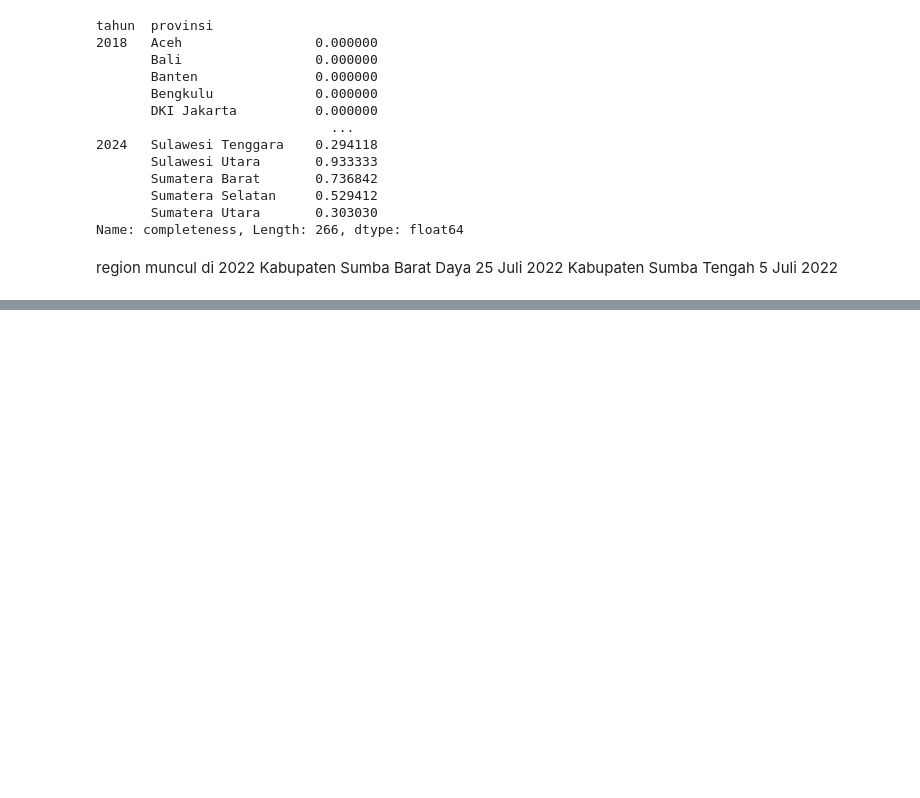
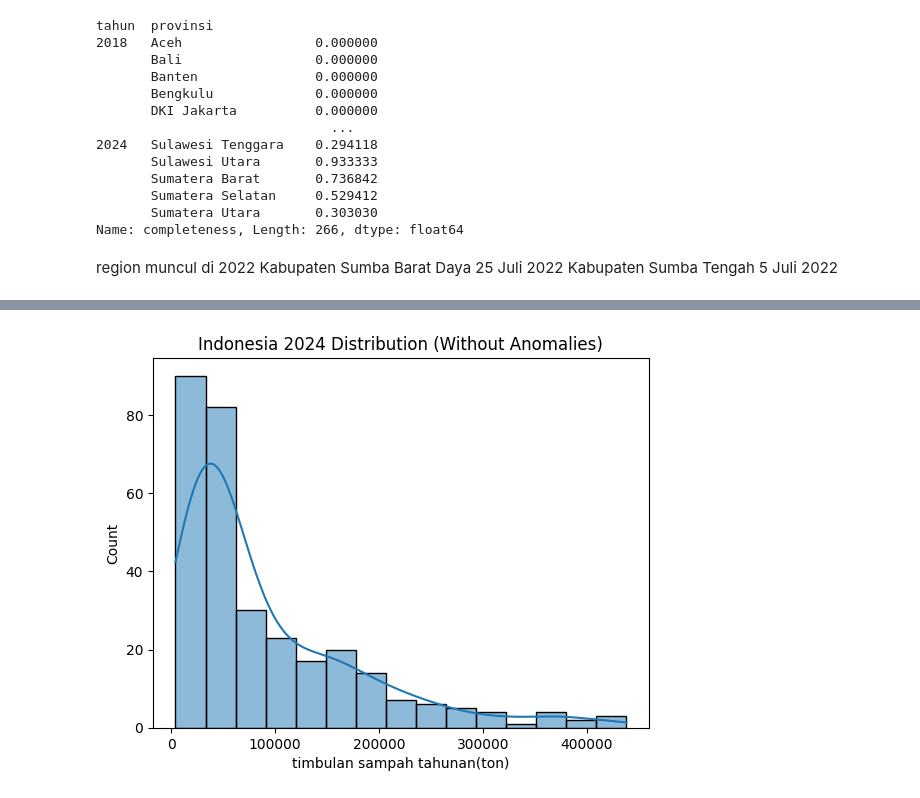
Before and after one commit to muhrisman/met-pipeline-24, a Jupyter notebook: notebooks/explore_completeness.ipynb, the cells around one changed output, grey strips where cells are left out. Cells and saved outputs as stored; diff of their text form; code cells hidden in the pictures; blank space fills up the shorter version.

```diff
--- a/notebooks/explore_completeness.ipynb
+++ b/notebooks/explore_completeness.ipynb
@@ -85,0 +331,9 @@ Kabupaten Sumba Tengah	5 Juli 2022
+# %%
+normal_data = df_2024[df_2024["anomaly_flag"] == 1][col]
+
+plt.figure()
+sns.histplot(normal_data, kde=True)
+plt.title("Indonesia 2024 Distribution (Without Anomalies)")
+plt.show()
+# %% [output]
+[figure, added]
```
Also changed, not shown: parts of 24 cells of this notebook.
